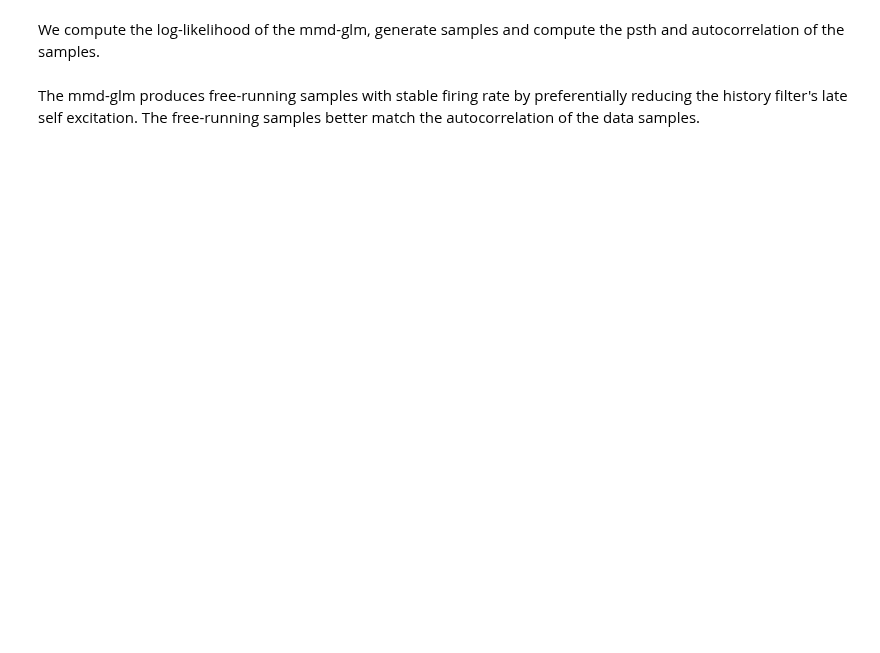
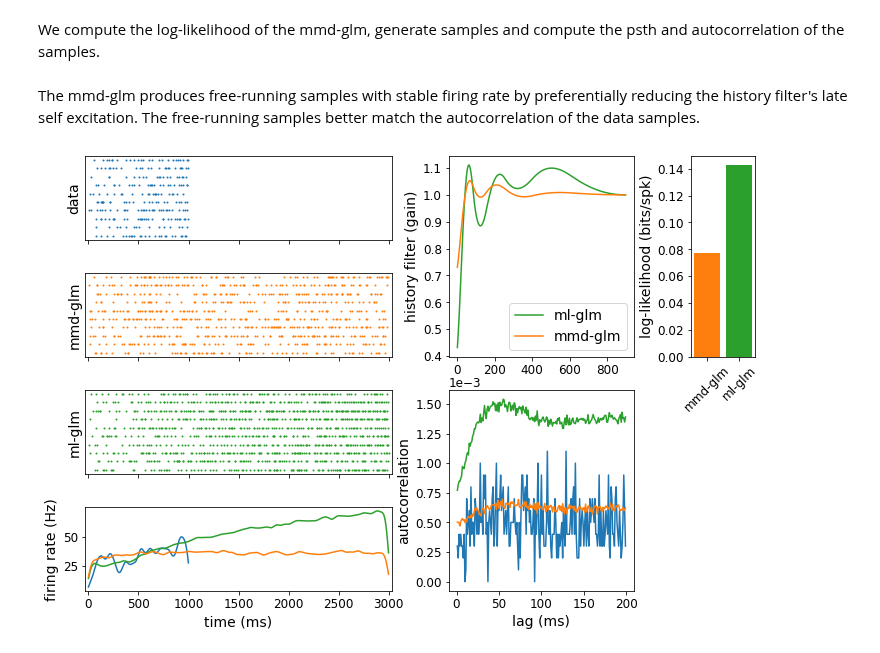
Before and after one commit to diegoarri91/mmd-glm, a Jupyter notebook: examples/stabilizing_glm.ipynb, the cells around one changed output. Saved outputs shown, nothing was run; the diff lists cells and outputs as text; code cells hidden in the pictures; blank space fills up the shorter version.

```diff
--- a/examples/stabilizing_glm.ipynb
+++ b/examples/stabilizing_glm.ipynb
@@ -94,15 +96,15 @@ To minimize the induced MMD, we first define the function that computes this fea
 # %%
 import torch.nn.functional as F
 
-def phi_autocor_history(t, lam, model, last_lag=500):
+def phi_autocor_history(t, log_lam, model, last_lag=500):
     """
     Returns the autocorrelation of the history term.
     Functions to compute model-based feature maps should be of the form phi(t, lam, model, **kwargs)
     """
     T = len(t)
-    history = torch.log(lam) - model.b
+    history = log_lam - model.bias
     autocov = F.conv1d(history.T[None, :, :], history.T[:, None, :], padding=last_lag, groups=history.shape[1]) / T
-    autocov = autocov[0, :, last_lag + 1:].T # get only positive lags
+    # autocov = autocov[0, :, last_lag + 1:].T # get only positive lags
     return autocov
 # %% [markdown]
 Then we use the `ModelBasedMMDGLM` class to optimize
@@ -113,8 +115,8 @@ alpha_mmd = 1.5e3 # MMD relative weight against NLL in the cost function
 n_batch_fr = 50 # Number of free-running samples drawn at each iteration to compute MMD^2 and its gradient
 num_epochs = 300
 
-mmdglm = ModelBasedMMDGLM(u0=mlglm.u0, eta=mlglm.eta.copy()) # We initialize the optimization the MLE values
+mmdglm = ModelBasedMMDGLM(bias=mlglm.bias.detach().clone(), hist_kernel=mlglm.hist_kernel.clone()) # We initialize the optimization the MLE values
 optim = Adam(mmdglm.parameters(), lr=1e-2)
 
-loss_mmd, metrics = mmdglm.train(t, mask_spikes_d, phi=phi_autocor_history, alpha_mmd=alpha_mmd,
-                                 n_batch_fr=n_batch_fr, num_epochs=num_epochs, optim=optim, verbose=True)
+loss_mmd, metrics = mmdglm.fit(t, mask_spikes_d, phi=phi_autocor_history, alpha_ll=6e-4,
+                               n_batch_fr=n_batch_fr, num_epochs=num_epochs, optim=optim, n_metrics=1, verbose=True)
@@ -128,13 +134,15 @@ plt.ylabel(r'MMD$^2$');
 We compute the log-likelihood of the mmd-glm, generate samples and compute the psth and autocorrelation of the samples.
 # %%
 ll_mmd = (-metrics['nll'][-1] - ll_pp) / np.log(2) / n_spk
-_, _, mask_spikes_mmd = mmdglm.sample(t_long, shape=(500,))
-psth_mmd, autocor_mmd = psth_and_autocor(t_long, mask_spikes_mmd, kernel_smooth=kernel_smooth, last_lag=last_lag)
+_, mask_spikes_mmd = mmdglm.sample(t_long, shape=(500,))
+psth_mmd, autocor_mmd = psth_and_autocor(t_long, mask_spikes_mmd, kernel_smooth=kernel_smooth, arg_last_lag=arg_last_lag)
 # %% [markdown]
 The mmd-glm produces free-running samples with stable firing rate by preferentially reducing the history filter's late self excitation. The free-running samples better match the autocorrelation of the data samples.
 # %%
 axs = fig_layout(mmd=True)
 plot_fit(axs, label='data', mask_spikes=mask_spikes_d, psth=psth_d, autocor=autocor_d)
-plot_fit(axs, label='ml-glm', mask_spikes=mask_spikes_ml[:, :10], psth=psth_ml, history_filter=mlglm.eta, autocor=autocor_ml, ll=ll_ml)
-plot_fit(axs, label='mmd-glm', mask_spikes=mask_spikes_mmd[:, :10], psth=psth_mmd, history_filter=mmdglm.eta, autocor=autocor_mmd, ll=ll_mmd)
+plot_fit(axs, label='ml-glm', mask_spikes=mask_spikes_ml[:, :10], psth=psth_ml, history_filter=mlglm.hist_kernel, autocor=autocor_ml, ll=ll_ml)
+plot_fit(axs, label='mmd-glm', mask_spikes=mask_spikes_mmd[:, :10], psth=psth_mmd, history_filter=mmdglm.hist_kernel, autocor=autocor_mmd, ll=ll_mmd)
 axs[2].legend(frameon=True);
+# %% [output]
+[figure, added]
```
Also changed, not shown: parts of 5 cells of this notebook, 6 other files.
